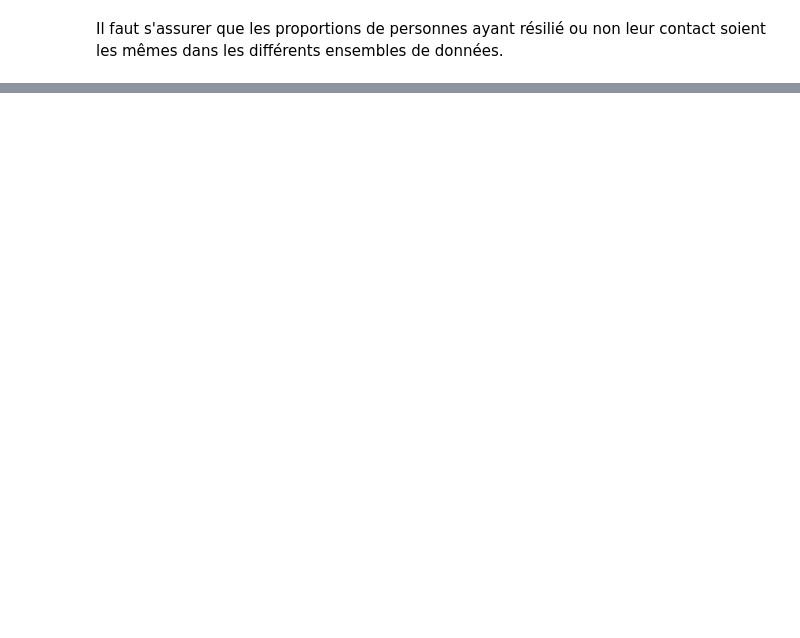
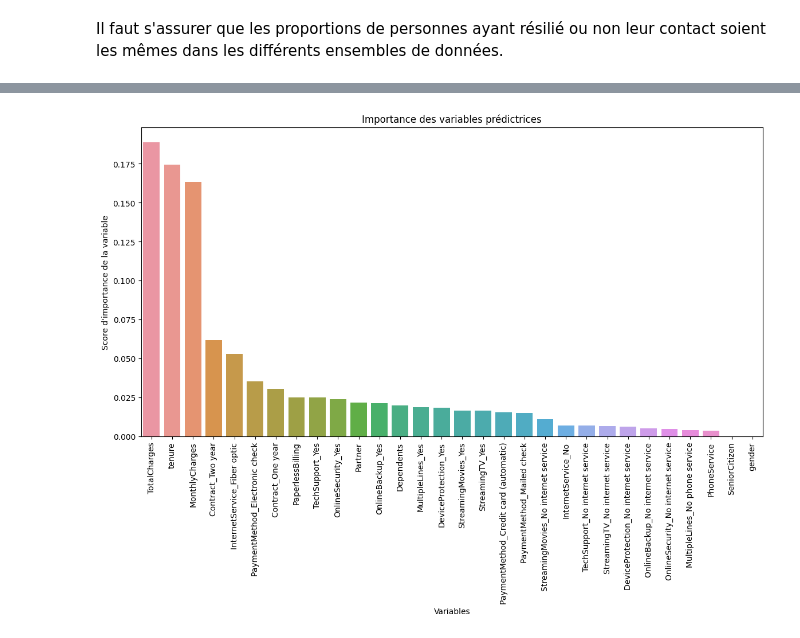
Before and after one commit to KOCORA/The-architecture-of-artificial-intelligence-systems., a Jupyter notebook: Costumer_churn.ipynb, the cells around one changed output, grey strips where cells are left out. Drawn from its saved outputs; the diff is of its cells as text; code cells hidden in the pictures; blank space fills up the shorter version.

```diff
--- a/Costumer_churn.ipynb
+++ b/Costumer_churn.ipynb
@@ -497,0 +581,7 @@ dtype: float64
+# %%
+# Définition des données d'entraînement
+# Choix possibles : (X_train, y_train), (X_train_up, y_train_up) et (X_train_down, y_train_down)
+
+train_features = X_train_up
+
+train_labels = y_train_up
@@ -497,0 +600,14 @@ dtype: float64
+# %%
+# Standardisation des variables indépendantes des différents ensembles de données
+
+scaler = MinMaxScaler()
+mod_scaler = scaler.fit(train_features)
+train_features = mod_scaler.transform(train_features)
+X_val = mod_scaler.transform(X_val)
+X_test = mod_scaler.transform(X_test)
+
+# Retransformation en DataFrame
+
+train_features = pd.DataFrame(train_features, columns = X.columns)
+X_val = pd.DataFrame(X_val, columns = X.columns)
+X_test = pd.DataFrame(X_test, columns = X.columns)
@@ -497,0 +631,8 @@ dtype: float64
+# %%
+ # Selection des meilleures variables prédictrices
+
+rf = RandomForestClassifier()
+
+rf.fit(train_features, train_labels)
+
+print(classification_report(y_val, rf.predict(X_val)))
@@ -497,0 +648,14 @@ dtype: float64
+# %%
+# Importance des variables indépendantes
+
+vars_imp = pd.Series(rf.feature_importances_, index = train_features.columns).sort_values(ascending=False)
+
+plt.figure(figsize=(14, 7))
+sns.barplot(x = vars_imp.index, y=vars_imp)
+plt.xticks(rotation=90)
+plt.xlabel("Variables")
+plt.ylabel("Score d'importance de la variable")
+plt.title("Importance des variables prédictrices")
+plt.show()
+# %% [output]
+[figure, added]
```
Also changed, not shown: parts of 33 cells of this notebook.
